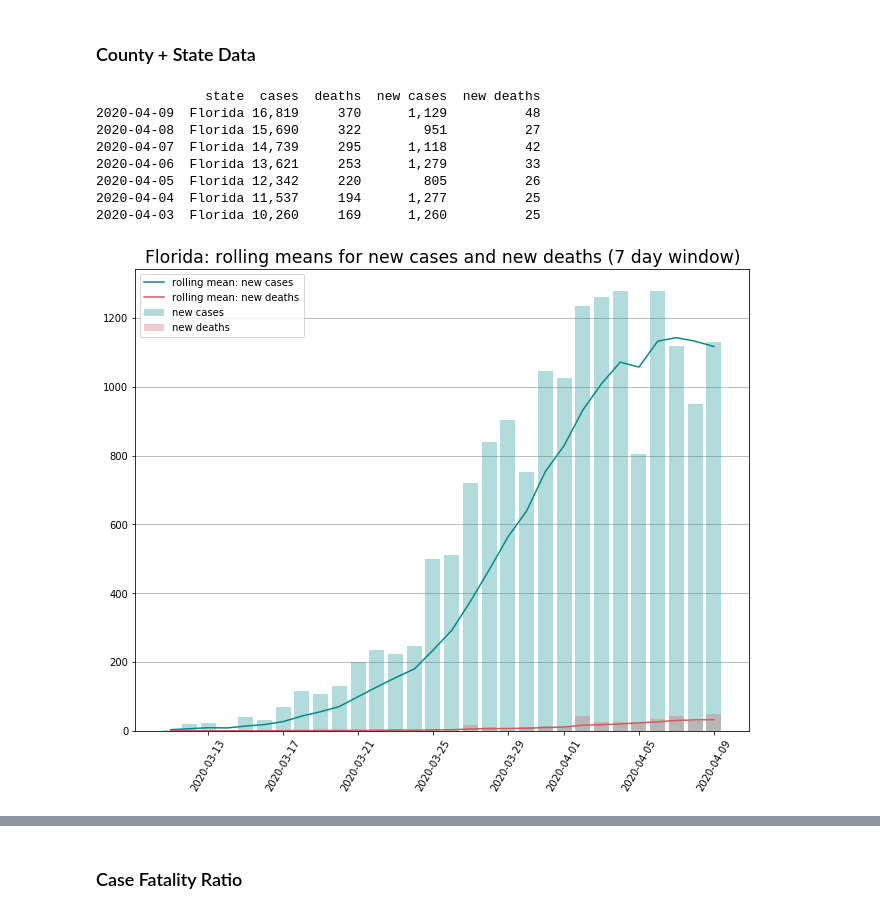
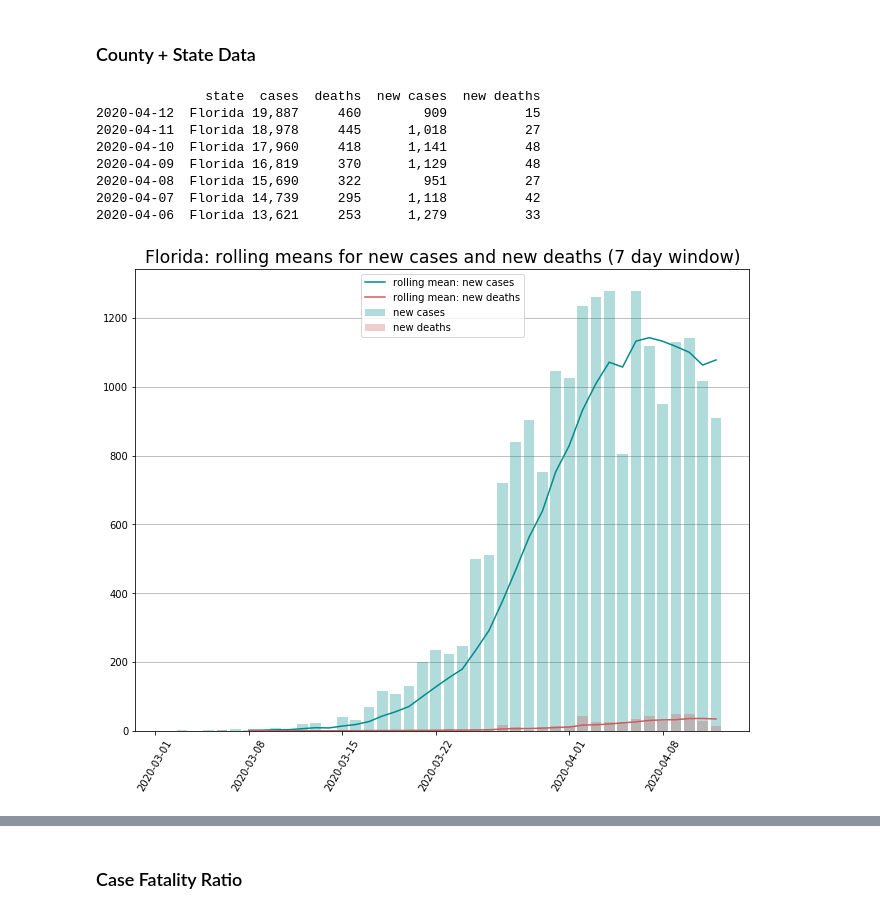
Before and after one commit to ritajett/playground, a Jupyter notebook: covid-data.ipynb, the cells around one changed output, grey strips where cells are left out. Cells and saved outputs as stored; diff of their text form; code cells hidden in the pictures.

```diff
--- a/covid-data.ipynb
+++ b/covid-data.ipynb
@@ -34,17 +34,17 @@ plot_us_cases(30)
 state = "Florida"
 county = "Levy"
 # %%
-plot_rolling_means(state, True, 30, 7)
+plot_rolling_means(state, True, 60, 7)
 # %% [output]
               state  cases  deaths  new cases  new deaths
+2020-04-12  Florida 19,887     460        909          15
+2020-04-11  Florida 18,978     445      1,018          27
+2020-04-10  Florida 17,960     418      1,141          48
 2020-04-09  Florida 16,819     370      1,129          48
 2020-04-08  Florida 15,690     322        951          27
 2020-04-07  Florida 14,739     295      1,118          42
 2020-04-06  Florida 13,621     253      1,279          33
-2020-04-05  Florida 12,342     220        805          26
-2020-04-04  Florida 11,537     194      1,277          25
-2020-04-03  Florida 10,260     169      1,260          25
-[figure, old version]
+[figure, new version]
 # %%
 plot_county_cases(state, county, days=30)
 # %% [output]
```
Also changed, not shown: parts of 6 cells of this notebook, 2 other files.
